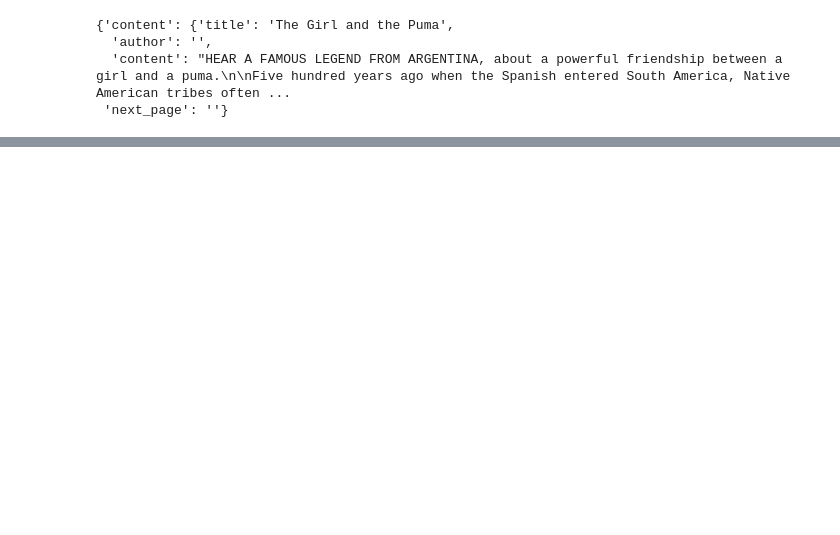
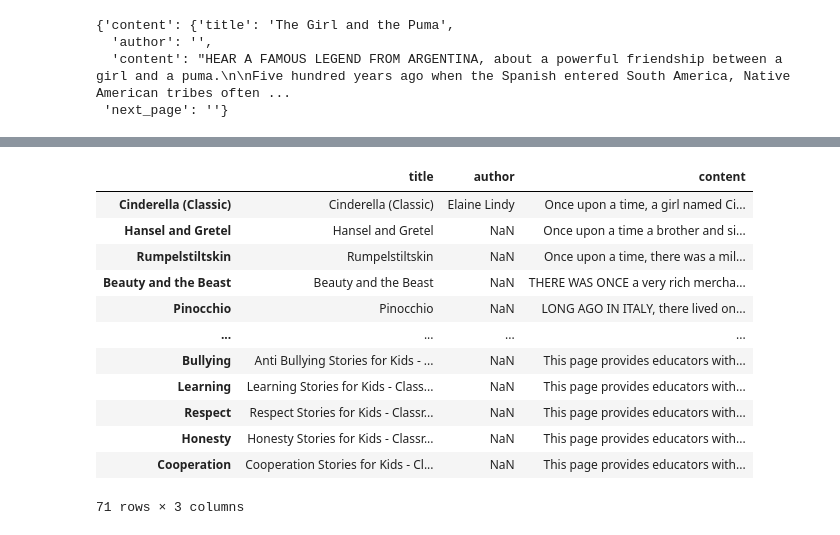
Before and after one commit to sgt1796/story_crawler, a Jupyter notebook: GPT_crawler/crawler_test.ipynb, the cells around one changed output, grey strips where cells are left out. Cells and saved outputs as stored; diff of their text form; code cells hidden in the pictures; blank space fills up the shorter version.

```diff
--- a/GPT_crawler/crawler_test.ipynb
+++ b/GPT_crawler/crawler_test.ipynb
@@ -456,0 +463,19 @@ URL: https://storiestogrowby.org/story/beauty-the-beast/
+# %%
+import pandas as pd
+
+df = pd.read_csv('stories.csv', index_col=0)
+df
+# %% [output]
+|  | title | author | content |
+| Cinderella (Classic) | Cinderella (Classic) | Elaine Lindy | Once upon a time, a girl named Ci... |
+| Hansel and Gretel | Hansel and Gretel | NaN | Once upon a time a brother and si... |
+| Rumpelstiltskin | Rumpelstiltskin | NaN | Once upon a time, there was a mil... |
+| Beauty and the Beast | Beauty and the Beast | NaN | THERE WAS ONCE a very rich mercha... |
+| Pinocchio | Pinocchio | NaN | LONG AGO IN ITALY, there lived on... |
+| ... | ... | ... | ... |
+| Bullying | Anti Bullying Stories for Kids - ... | NaN | This page provides educators with... |
+| Learning | Learning Stories for Kids - Class... | NaN | This page provides educators with... |
+| Respect | Respect Stories for Kids - Classr... | NaN | This page provides educators with... |
+| Honesty | Honesty Stories for Kids - Classr... | NaN | This page provides educators with... |
+| Cooperation | Cooperation Stories for Kids - Cl... | NaN | This page provides educators with... |
+71 rows × 3 columns
```
Also changed, not shown: parts of 9 cells of this notebook, 4 other files.
